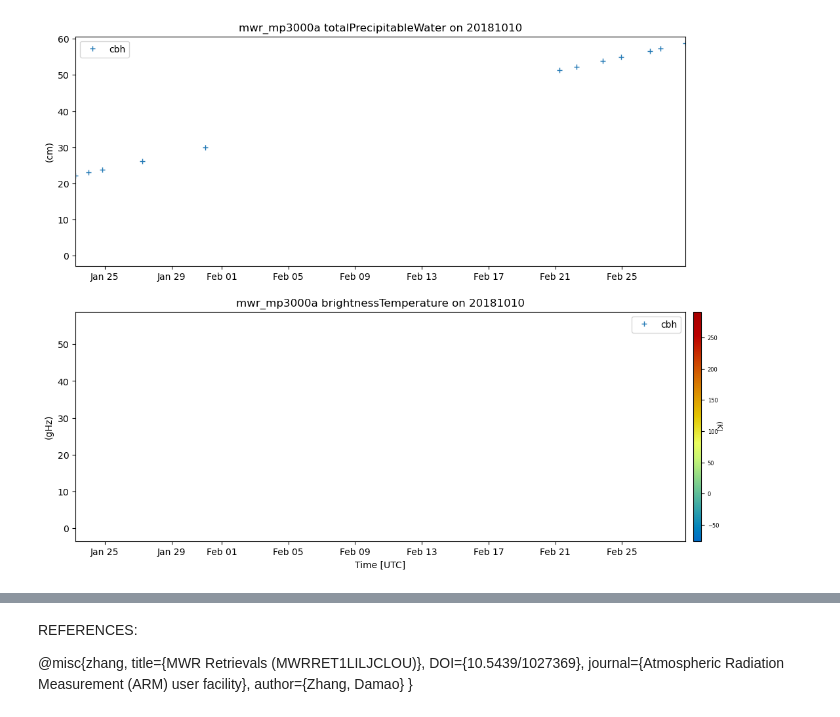
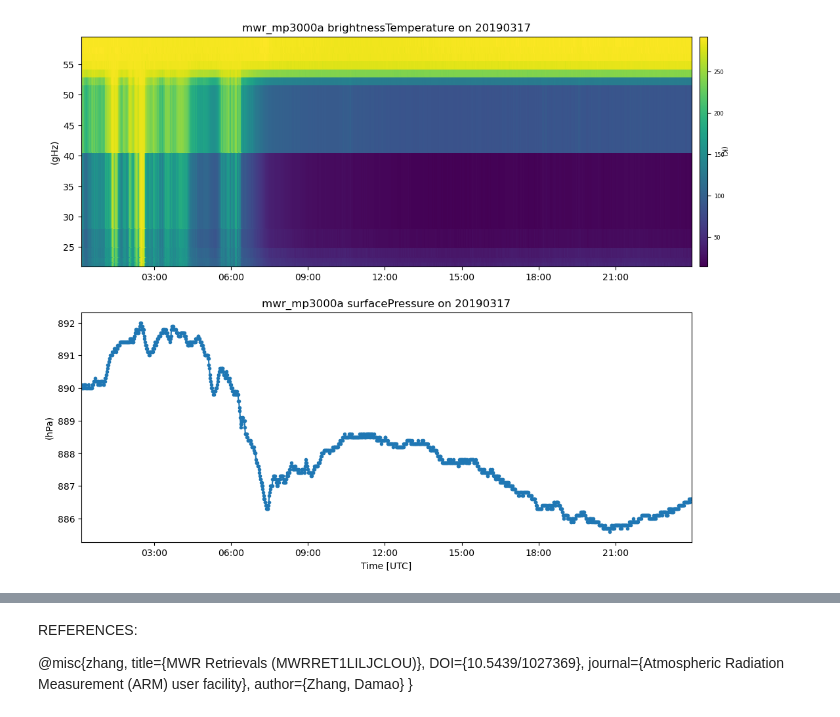
Before and after one commit to lourencocavalcante/CAP-730-Research-Proposal-Dissertation, a Jupyter notebook: Notebooks/go-amazon-mp3000a_3.ipynb, the cells around one changed output, grey strips where cells are left out. Cells and saved outputs as stored; diff of their text form; code cells hidden in the pictures.

```diff
--- a/Notebooks/go-amazon-mp3000a_3.ipynb
+++ b/Notebooks/go-amazon-mp3000a_3.ipynb
@@ -33,37 +33,36 @@ os.makedirs(dir)
 # %%
 data = datetime.today()
 hoje = data.strftime('%d-%m-%Y')
 hora = data.strftime('%H-%M-%S')
 
 keepdims=False
 
 #Access directores files downloaded
 
-mwr_mp3000a_ds = act.io.armfiles.read_netcdf(f'{datastream}/{datastream}.20181010*.cdf')
-ceil_ds = act.io.armfiles.read_netcdf(f'{datastream}/{datastream}.20181010*.cdf')
+mwr_mp3000a_ds = act.io.armfiles.read_netcdf(f'./{datastream}/{datastream}.20190317*.cdf')
+ceil_ds = act.io.armfiles.read_netcdf(f'./{datastream}/{datastream}.20190317*.cdf')
+
 
 #print(mwr_mp3000a_ds.variables)
 # Create a TimeSeriesDisplay object
 #mwr_mp3000a_ds = mwr_mp3000a_ds.resample(time='1min').nearest()
 #ceil_ds = ceil_ds.resample(time='1min').nearest()
 
 display = act.plotting.TimeSeriesDisplay(
    {'mwr_mp3000a': mwr_mp3000a_ds, 'mwr_mp3000a_': ceil_ds},
    subplot_shape=(2,), figsize=(12,10)
 )
 
 # Plot data
-display.plot('frequency', dsname='mwr_mp3000a_', marker='+', markeredgewidth=1,
-   linewidth=0, subplot_index=(0,), label='cbh')
-display.plot('totalPrecipitableWater', dsname='mwr_mp3000a', cmap='act_HomeyerRainbow', set_shading='nearest',
+
+display.plot('brightnessTemperature', dsname='mwr_mp3000a' , set_shading='nearest',
    add_nan=True, subplot_index=(0,))
 
-display.plot('totalPrecipitableWater', dsname='mwr_mp3000a_',  marker='+', markeredgewidth=1,
-   linewidth=0, subplot_index=(1,), label='cbh')
-display.plot('brightnessTemperature', dsname='mwr_mp3000a', cmap='act_HomeyerRainbow', set_shading='nearest',
+
+display.plot('surfacePressure', dsname='mwr_mp3000a', set_shading='nearest',
    add_nan=True, subplot_index=(1,))
 plt.savefig(f'{datastream}/output/figures/{datastream}_{hoje}_{hora}.png')
 # %% [output]
-[figure, old version]
+[figure, new version]
 # %%
 print(mwr_mp3000a_ds.variables.keys())
```
Also changed, not shown: parts of 3 cells of this notebook, 41 other files.
